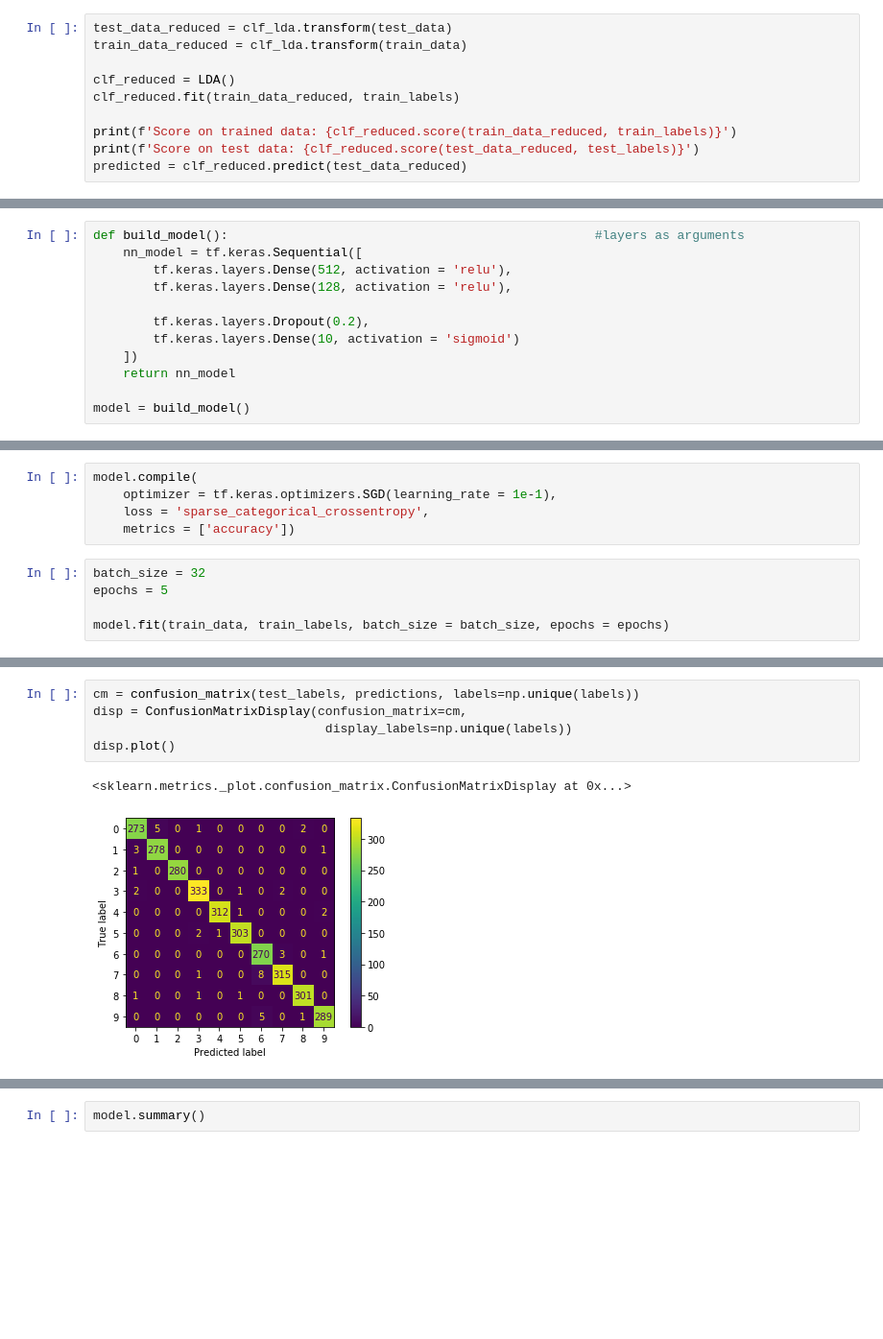
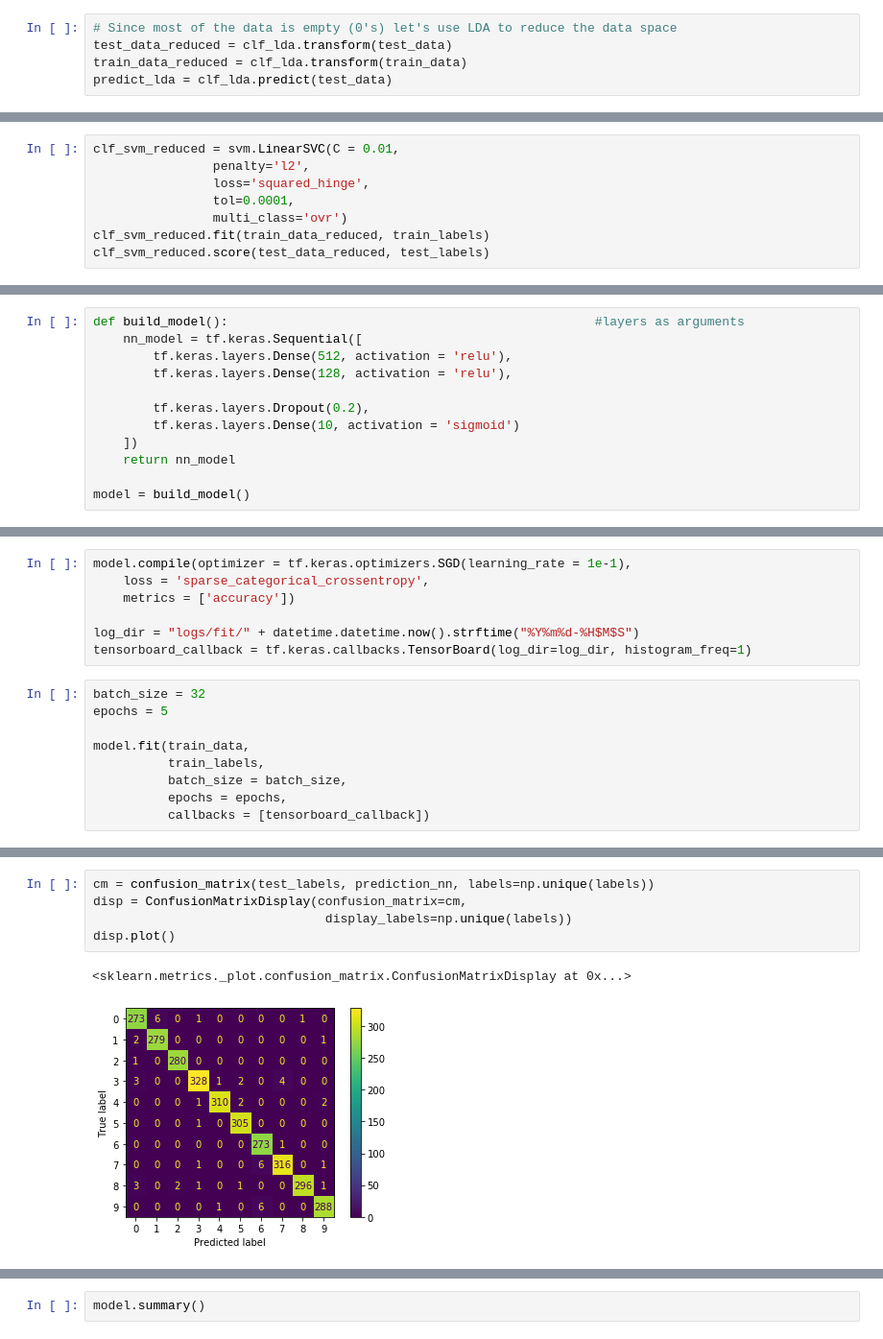
Before and after one commit to VikasChidananda/Kannada-MNIST-digit-classifier, a Jupyter notebook: Kannada_MNIST.ipynb, the cells around one changed output, grey strips where cells are left out. Shown at 96% size. Cells and saved outputs as stored; diff of their text form; blank space fills up the shorter version.

```diff
--- a/Kannada_MNIST.ipynb
+++ b/Kannada_MNIST.ipynb
@@ -113,12 +124,7 @@ print(f'Score on test data: {clf_lda.score(test_data, test_labels)}')
 Score on trained data: 0.9351403508771929
 Score on test data: 0.9206666666666666
 # %%
+# Since most of the data is empty (0's) let's use LDA to reduce the data space
 test_data_reduced = clf_lda.transform(test_data)
 train_data_reduced = clf_lda.transform(train_data)
-
-clf_reduced = LDA()
-clf_reduced.fit(train_data_reduced, train_labels)
-
-print(f'Score on trained data: {clf_reduced.score(train_data_reduced, train_labels)}')
-print(f'Score on test data: {clf_reduced.score(test_data_reduced, test_labels)}')
-predicted = clf_reduced.predict(test_data_reduced)
+predict_lda = clf_lda.predict(test_data)
@@ -141,3 +148,11 @@ clf_svm.fit(train_data, train_labels)
 clf_svm.score(test_data, test_labels)
 # %% [output]
 0.9553333333333334
+# %%
+clf_svm_reduced = svm.LinearSVC(C = 0.01,
+                penalty='l2',
+                loss='squared_hinge',
+                tol=0.0001,
+                multi_class='ovr')
+clf_svm_reduced.fit(train_data_reduced, train_labels)
+clf_svm_reduced.score(test_data_reduced, test_labels)
@@ -158,12 +188,18 @@ model = build_model()
 # %%
-model.compile(
-    optimizer = tf.keras.optimizers.SGD(learning_rate = 1e-1),
+model.compile(optimizer = tf.keras.optimizers.SGD(learning_rate = 1e-1),
     loss = 'sparse_categorical_crossentropy',
     metrics = ['accuracy'])
+
+log_dir = "logs/fit/" + datetime.datetime.now().strftime("%Y%m%d-%H$M$S")
+tensorboard_callback = tf.keras.callbacks.TensorBoard(log_dir=log_dir, histogram_freq=1)
 # %%
 batch_size = 32
 epochs = 5
 
-model.fit(train_data, train_labels, batch_size = batch_size, epochs = epochs)
+model.fit(train_data,
+          train_labels,
+          batch_size = batch_size,
+          epochs = epochs,
+          callbacks = [tensorboard_callback])
 # %% [output]
 Epoch 1/5
@@ -197,8 +232,8 @@ array([0, 1, 2, 3, 4, 5, 6, 7, 8, 9], dtype=int64)
 # %%
-cm = confusion_matrix(test_labels, predictions, labels=np.unique(labels))
+cm = confusion_matrix(test_labels, prediction_nn, labels=np.unique(labels))
 disp = ConfusionMatrixDisplay(confusion_matrix=cm,
                                display_labels=np.unique(labels))
 disp.plot()
 # %% [output]
 <sklearn.metrics._plot.confusion_matrix.ConfusionMatrixDisplay at 0x...>
-[figure, old version]
+[figure, new version]
```
Also changed, not shown: parts of 49 cells of this notebook.
